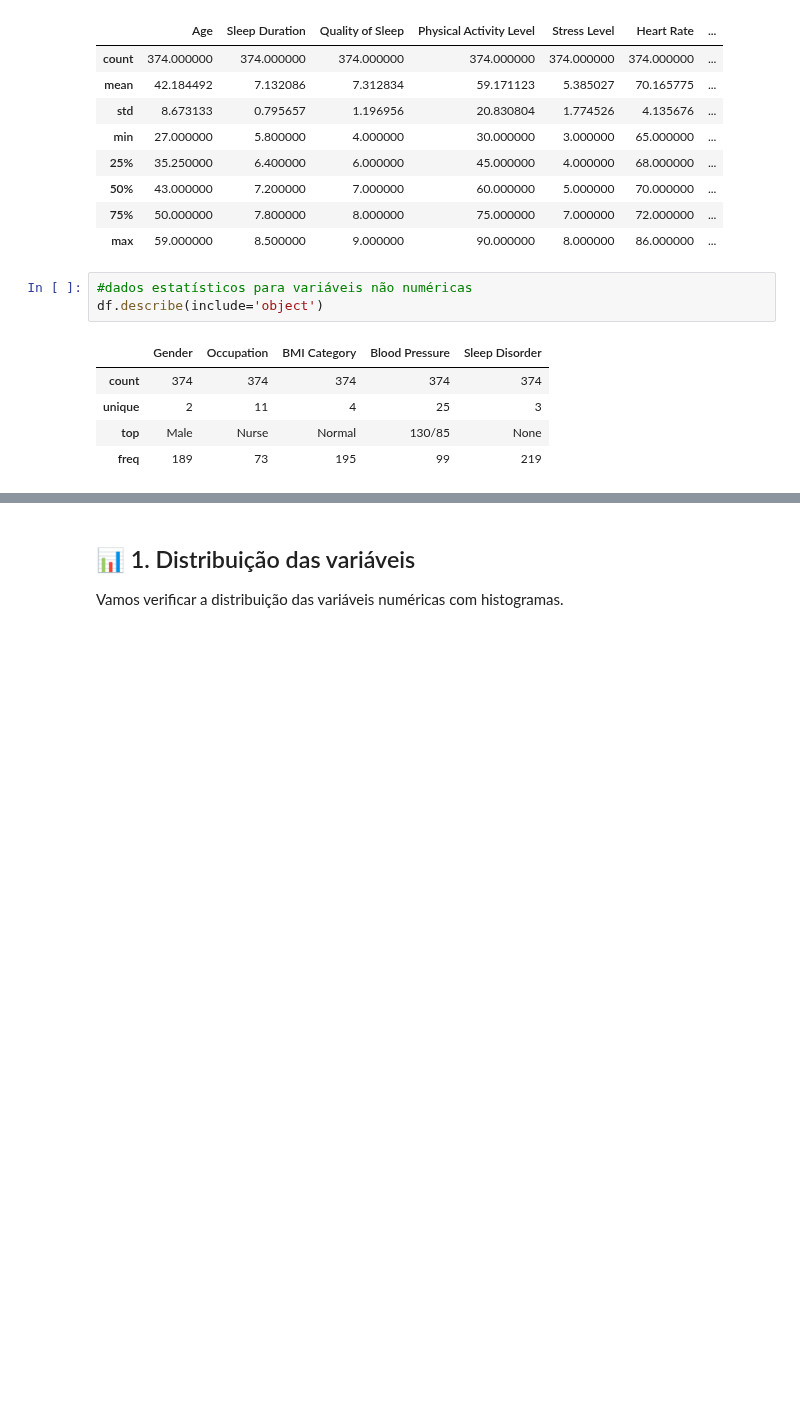
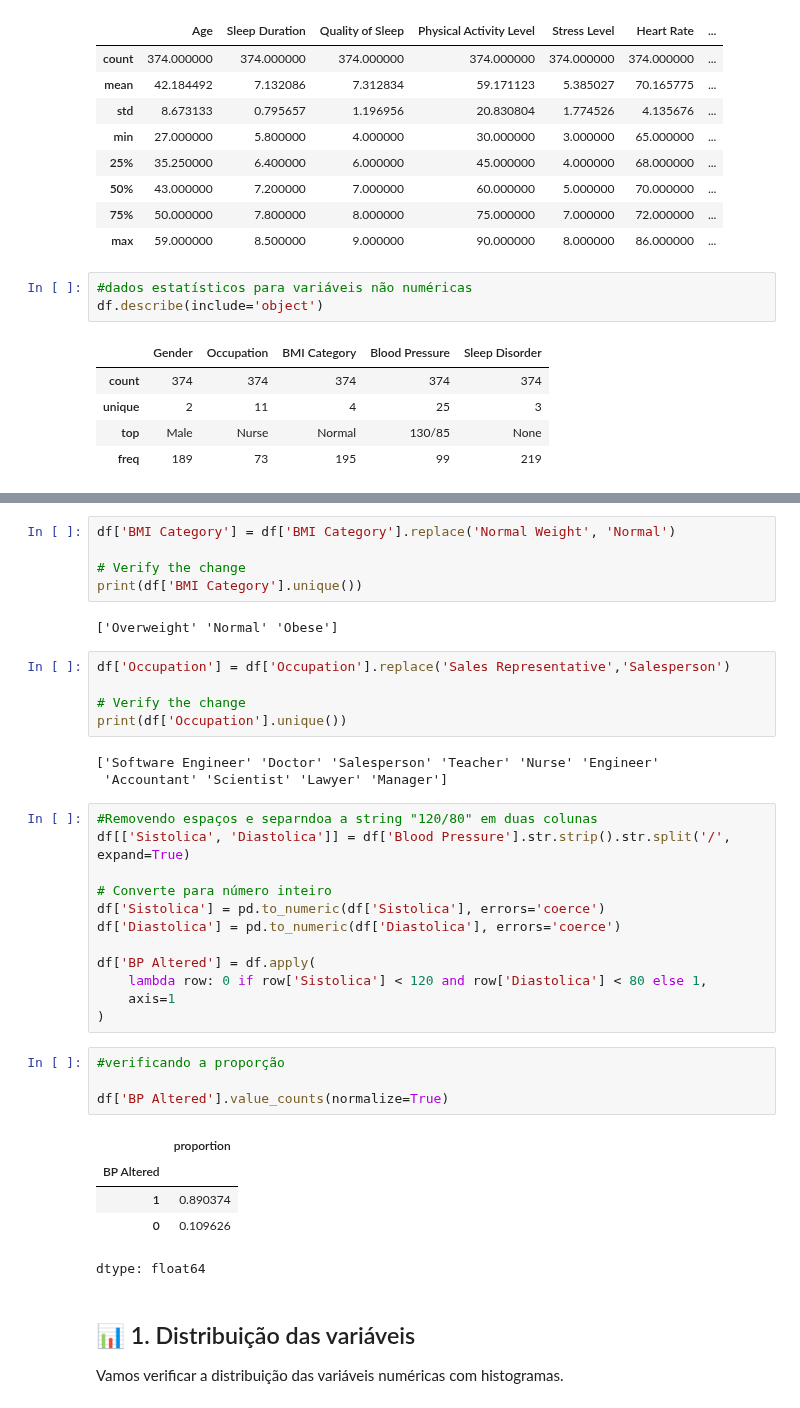
Before and after one commit to devLarissaRodrigues/WoMakersCode-DataAnalytics-DesafiosEmSquad, a Jupyter notebook: Bootcamp_Data_Analytics_2025_Desafio_Final_em_Squad.ipynb, the cells around one changed output, grey strips where cells are left out. Cells and saved outputs as stored; diff of their text form; blank space fills up the shorter version.

```diff
--- a/Bootcamp_Data_Analytics_2025_Desafio_Final_em_Squad.ipynb
+++ b/Bootcamp_Data_Analytics_2025_Desafio_Final_em_Squad.ipynb
@@ -88,3 +133,40 @@ df.describe(include='object')
+# %%
+df['BMI Category'] = df['BMI Category'].replace('Normal Weight', 'Normal')
+
+# Verify the change
+print(df['BMI Category'].unique())
+# %% [output]
+['Overweight' 'Normal' 'Obese']
+# %%
+df['Occupation'] = df['Occupation'].replace('Sales Representative','Salesperson')
+
+# Verify the change
+print(df['Occupation'].unique())
+# %% [output]
+['Software Engineer' 'Doctor' 'Salesperson' 'Teacher' 'Nurse' 'Engineer'
+ 'Accountant' 'Scientist' 'Lawyer' 'Manager']
+# %%
+#Removendo espaços e separndoa a string "120/80" em duas colunas
+df[['Sistolica', 'Diastolica']] = df['Blood Pressure'].str.strip().str.split('/', expand=True)
+
+# Converte para número inteiro
+df['Sistolica'] = pd.to_numeric(df['Sistolica'], errors='coerce')
+df['Diastolica'] = pd.to_numeric(df['Diastolica'], errors='coerce')
+
+df['BP Altered'] = df.apply(
+    lambda row: 0 if row['Sistolica'] < 120 and row['Diastolica'] < 80 else 1,
+    axis=1
+)
+# %%
+#verificando a proporção
+
+df['BP Altered'].value_counts(normalize=True)
+# %% [output]
+|  | proportion |
+| BP Altered |  |
+| 1 | 0.890374 |
+| 0 | 0.109626 |
+dtype: float64
 # %% [markdown]
 ## 📊 1. Distribuição das variáveis
 Vamos verificar a distribuição das variáveis numéricas com histogramas.
```
Also changed, not shown: parts of 3 cells of this notebook.
